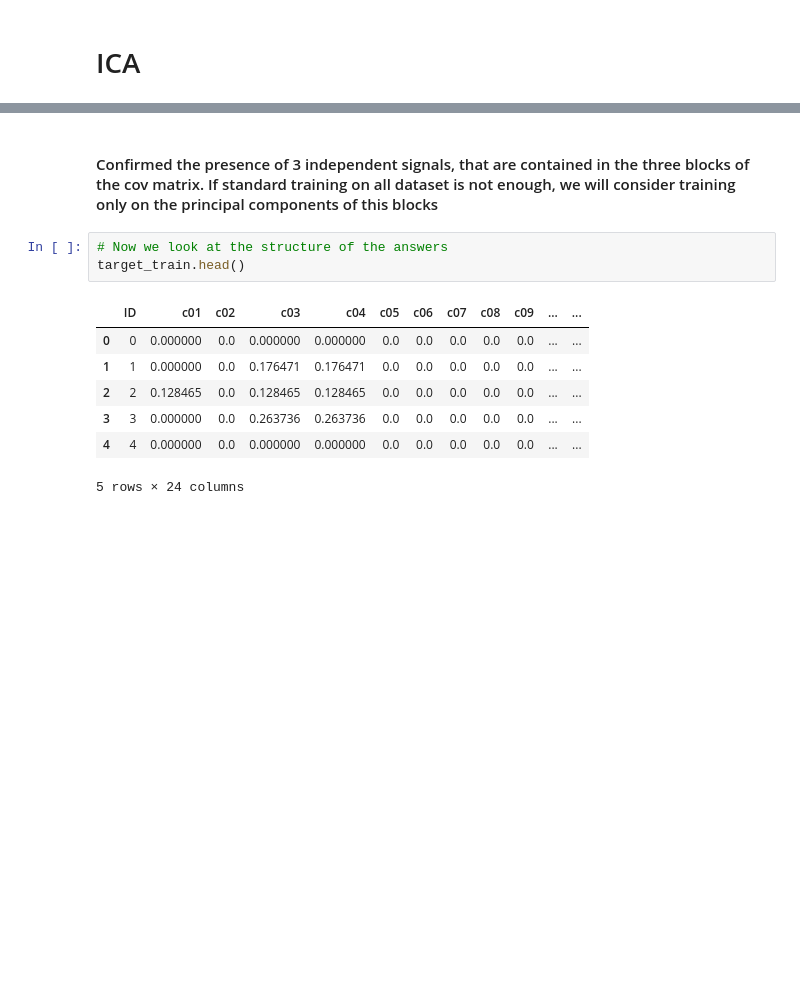
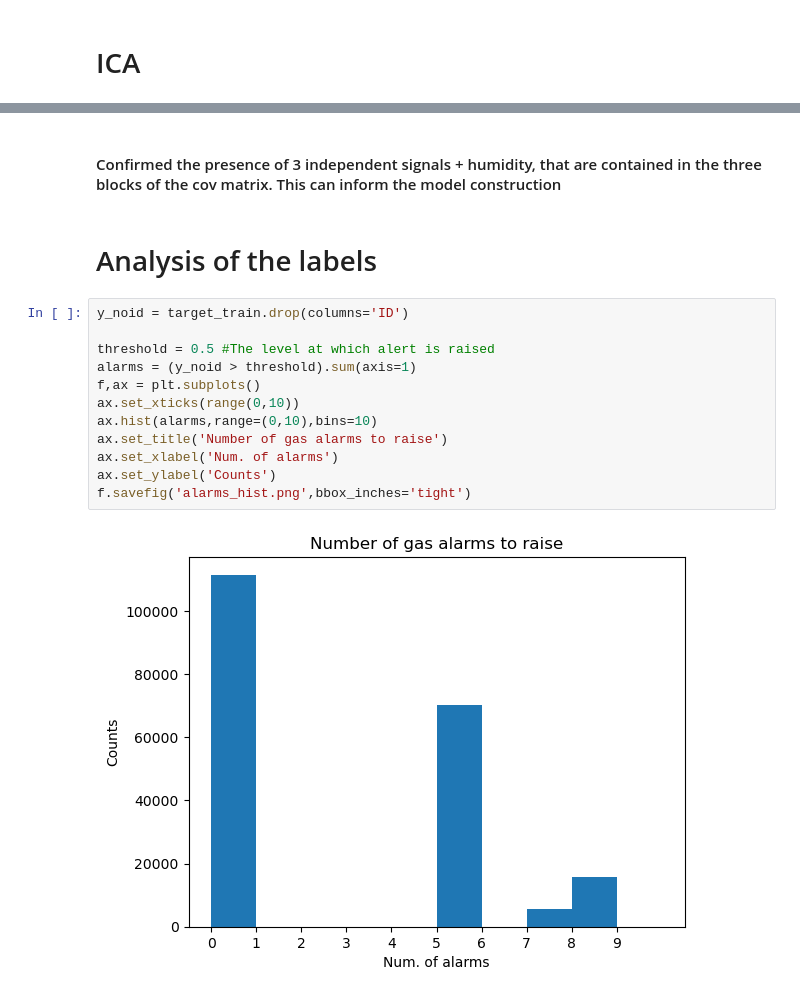
Before and after one commit to fuentediezjaime/gas_detection_challenge, a Jupyter notebook: notebooks/data_exploration.ipynb, the cells around one changed output, grey strips where cells are left out. Cells and saved outputs as stored; diff of their text form; blank space fills up the shorter version.

Commit message:
Extended correlation analysis, added report on data analysis

```diff
--- a/notebooks/data_exploration.ipynb
+++ b/notebooks/data_exploration.ipynb
@@ -75,15 +128,20 @@ plt.yticks(range(len(features_train.columns)), features_train.columns)
   Text(0, 13, 'S3')])
 [figure]
 # %% [markdown]
-#### Confirmed the presence of 3 independent signals, that are contained in the three blocks of the cov matrix. If standard training on all dataset is not enough, we will consider training only on the principal components of this blocks
+#### Confirmed the presence of 3 independent signals + humidity, that are contained in the three blocks of the cov matrix. This can inform the model construction
-# %%
-# Now we look at the structure of the answers
-target_train.head()
-# %% [output]
-|  | ID | c01 | c02 | c03 | c04 | c05 | c06 | c07 | c08 | c09 | ... | ... |
-| 0 | 0 | 0.000000 | 0.0 | 0.000000 | 0.000000 | 0.0 | 0.0 | 0.0 | 0.0 | 0.0 | ... | ... |
-| 1 | 1 | 0.000000 | 0.0 | 0.176471 | 0.176471 | 0.0 | 0.0 | 0.0 | 0.0 | 0.0 | ... | ... |
-| 2 | 2 | 0.128465 | 0.0 | 0.128465 | 0.128465 | 0.0 | 0.0 | 0.0 | 0.0 | 0.0 | ... | ... |
-| 3 | 3 | 0.000000 | 0.0 | 0.263736 | 0.263736 | 0.0 | 0.0 | 0.0 | 0.0 | 0.0 | ... | ... |
-| 4 | 4 | 0.000000 | 0.0 | 0.000000 | 0.000000 | 0.0 | 0.0 | 0.0 | 0.0 | 0.0 | ... | ... |
-5 rows × 24 columns
+# %% [markdown]
+# Analysis of the labels
+# %%
+y_noid = target_train.drop(columns='ID')
+
+threshold = 0.5 #The level at which alert is raised
+alarms = (y_noid > threshold).sum(axis=1)
+f,ax = plt.subplots()
+ax.set_xticks(range(0,10))
+ax.hist(alarms,range=(0,10),bins=10)
+ax.set_title('Number of gas alarms to raise')
+ax.set_xlabel('Num. of alarms')
+ax.set_ylabel('Counts')
+f.savefig('alarms_hist.png',bbox_inches='tight')
+# %% [output]
+[figure, added]
```
Also changed, not shown: parts of 13 cells of this notebook, 8 other files.
